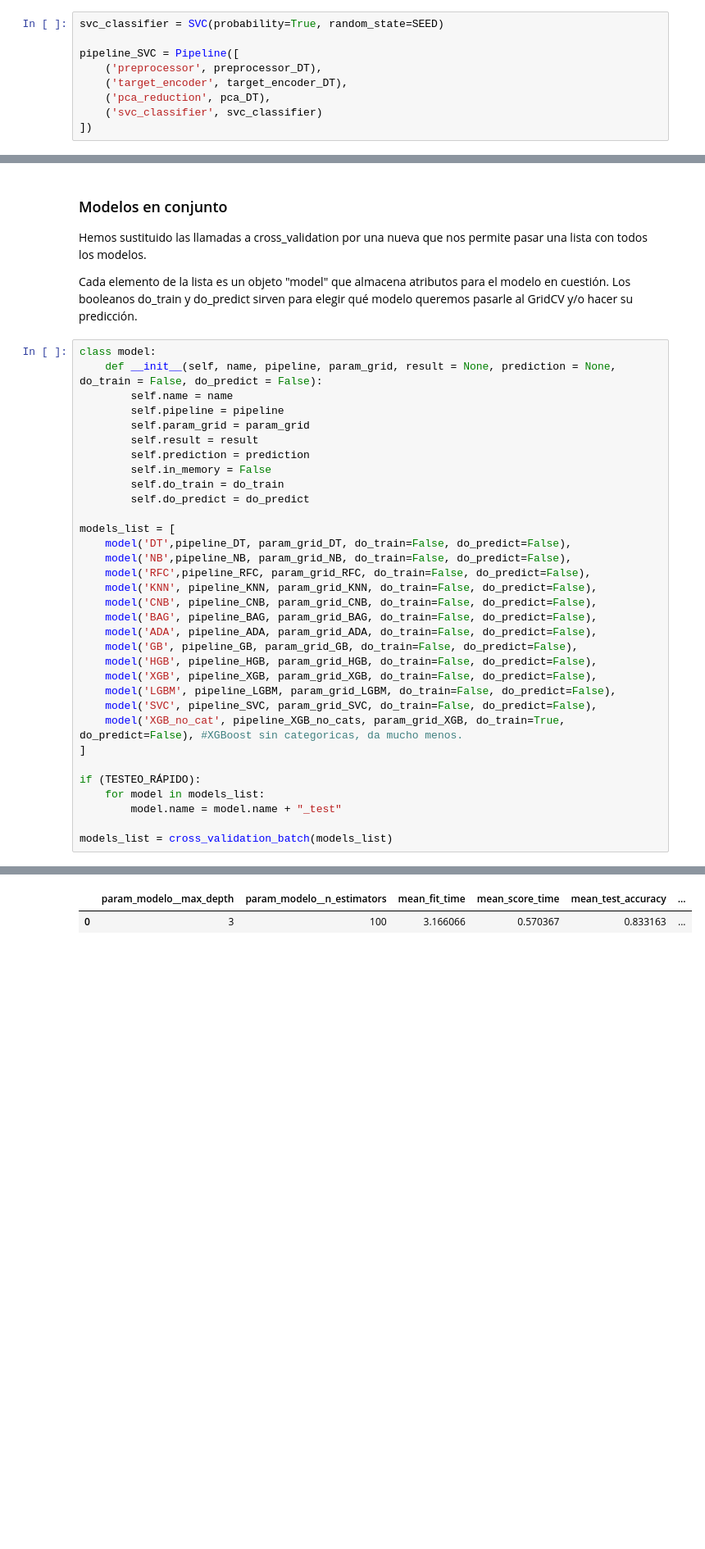
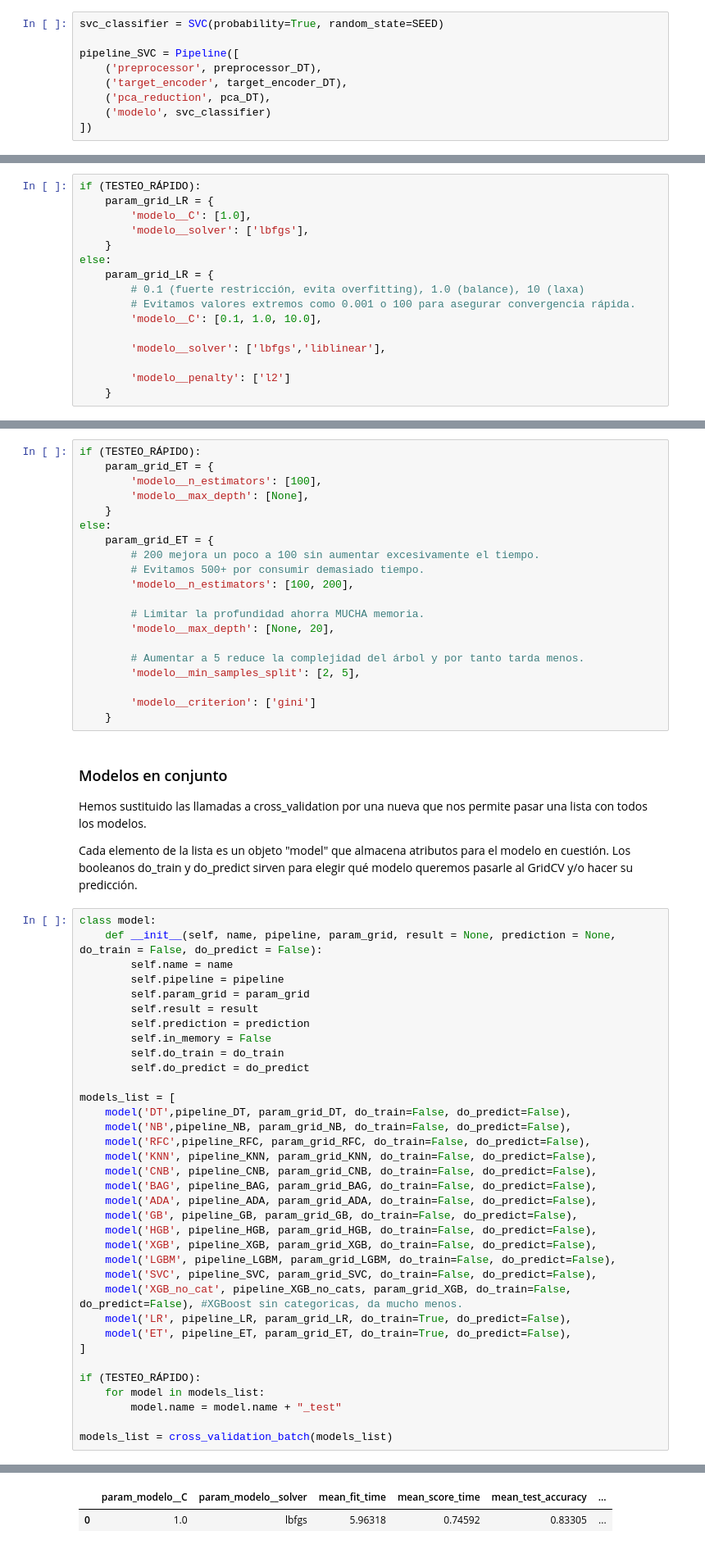
Before and after one commit to albertoPerez25/Clasificacion_Autonoma_de_Imagenes_Satelitales, a Jupyter notebook: Práctica 2 - Aprendizaje y selección de modelos de clasificación .ipynb, the cells around one changed output, grey strips where cells are left out. Shown at 82% size. Cells and saved outputs as stored; diff of their text form; blank space fills up the shorter version.

```diff
--- a/Práctica 2 - Aprendizaje y selección de modelos de clasificación .ipynb
+++ b/Práctica 2 - Aprendizaje y selección de modelos de clasificación .ipynb
@@ -1249,7 +1278,7 @@ pipeline_SVC = Pipeline([
     ('preprocessor', preprocessor_DT),
     ('target_encoder', target_encoder_DT),
     ('pca_reduction', pca_DT),
-    ('svc_classifier', svc_classifier)
+    ('modelo', svc_classifier)
 ])
 # %% [markdown]
 ##  Validación cruzada
@@ -2088,0 +2119,16 @@ else:
+# %%
+if (TESTEO_RÁPIDO):
+    param_grid_LR = {
+        'modelo__C': [1.0],
+        'modelo__solver': ['lbfgs'],
+    }
+else:
+    param_grid_LR = {
+        # 0.1 (fuerte restricción, evita overfitting), 1.0 (balance), 10 (laxa)
+        # Evitamos valores extremos como 0.001 o 100 para asegurar convergencia rápida.
+        'modelo__C': [0.1, 1.0, 10.0],
+
+        'modelo__solver': ['lbfgs','liblinear'],
+
+        'modelo__penalty': ['l2']
+    }
@@ -2089,3 +2137,23 @@ else:
+# %%
+if (TESTEO_RÁPIDO):
+    param_grid_ET = {
+        'modelo__n_estimators': [100],
+        'modelo__max_depth': [None],
+    }
+else:
+    param_grid_ET = {
+        # 200 mejora un poco a 100 sin aumentar excesivamente el tiempo.
+        # Evitamos 500+ por consumir demasiado tiempo.
+        'modelo__n_estimators': [100, 200],
+
+        # Limitar la profundidad ahorra MUCHA memoria.
+        'modelo__max_depth': [None, 20],
+
+        # Aumentar a 5 reduce la complejidad del árbol y por tanto tarda menos.
+        'modelo__min_samples_split': [2, 5],
+
+        'modelo__criterion': ['gini']
+    }
 # %% [markdown]
 ### Modelos en conjunto
 Hemos sustituido las llamadas a cross_validation por una nueva que nos permite pasar una lista con todos los modelos.
@@ -2116,7 +2184,9 @@ models_list = [
     model('XGB', pipeline_XGB, param_grid_XGB, do_train=False, do_predict=False),
     model('LGBM', pipeline_LGBM, param_grid_LGBM, do_train=False, do_predict=False),
     model('SVC', pipeline_SVC, param_grid_SVC, do_train=False, do_predict=False),
-    model('XGB_no_cat', pipeline_XGB_no_cats, param_grid_XGB, do_train=True, do_predict=False), #XGBoost sin categoricas, da mucho menos.
+    model('XGB_no_cat', pipeline_XGB_no_cats, param_grid_XGB, do_train=False, do_predict=False), #XGBoost sin categoricas, da mucho menos.
+    model('LR', pipeline_LR, param_grid_LR, do_train=True, do_predict=False),
+    model('ET', pipeline_ET, param_grid_ET, do_train=True, do_predict=False),
 ]
 
 if (TESTEO_RÁPIDO):
@@ -2139,2 +2209,2 @@ Mejor Puntuación Media CV (f1): 0.6335
-|  | param_modelo__max_depth | param_modelo__n_estimators | mean_fit_time | mean_score_time | mean_test_accuracy | ... |
-| 0 | 3 | 100 | 3.166066 | 0.570367 | 0.833163 | ... |
+|  | param_modelo__C | param_modelo__solver | mean_fit_time | mean_score_time | mean_test_accuracy | ... |
+| 0 | 1.0 | lbfgs | 5.96318 | 0.74592 | 0.83305 | ... |
```
Also changed, not shown: parts of 11 cells of this notebook, 3 other files.
